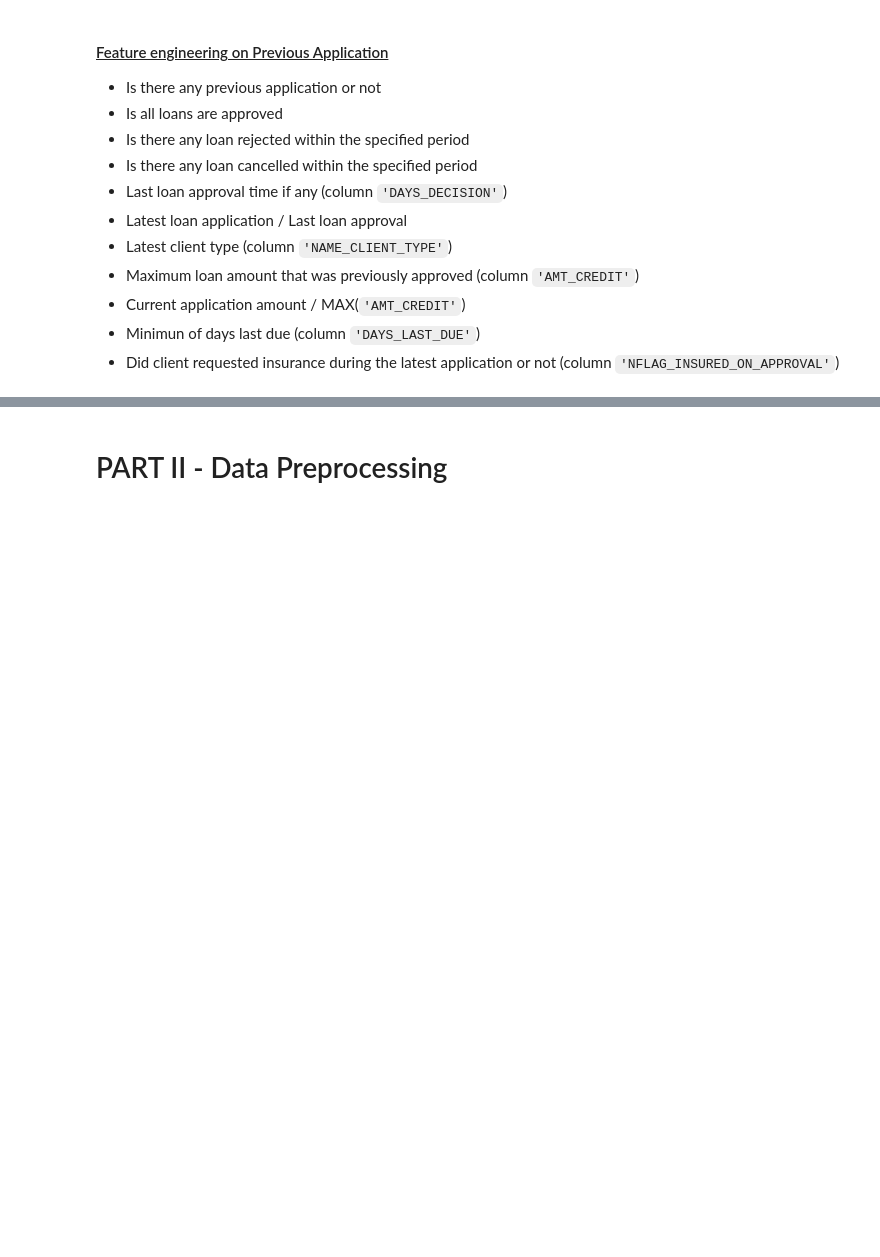
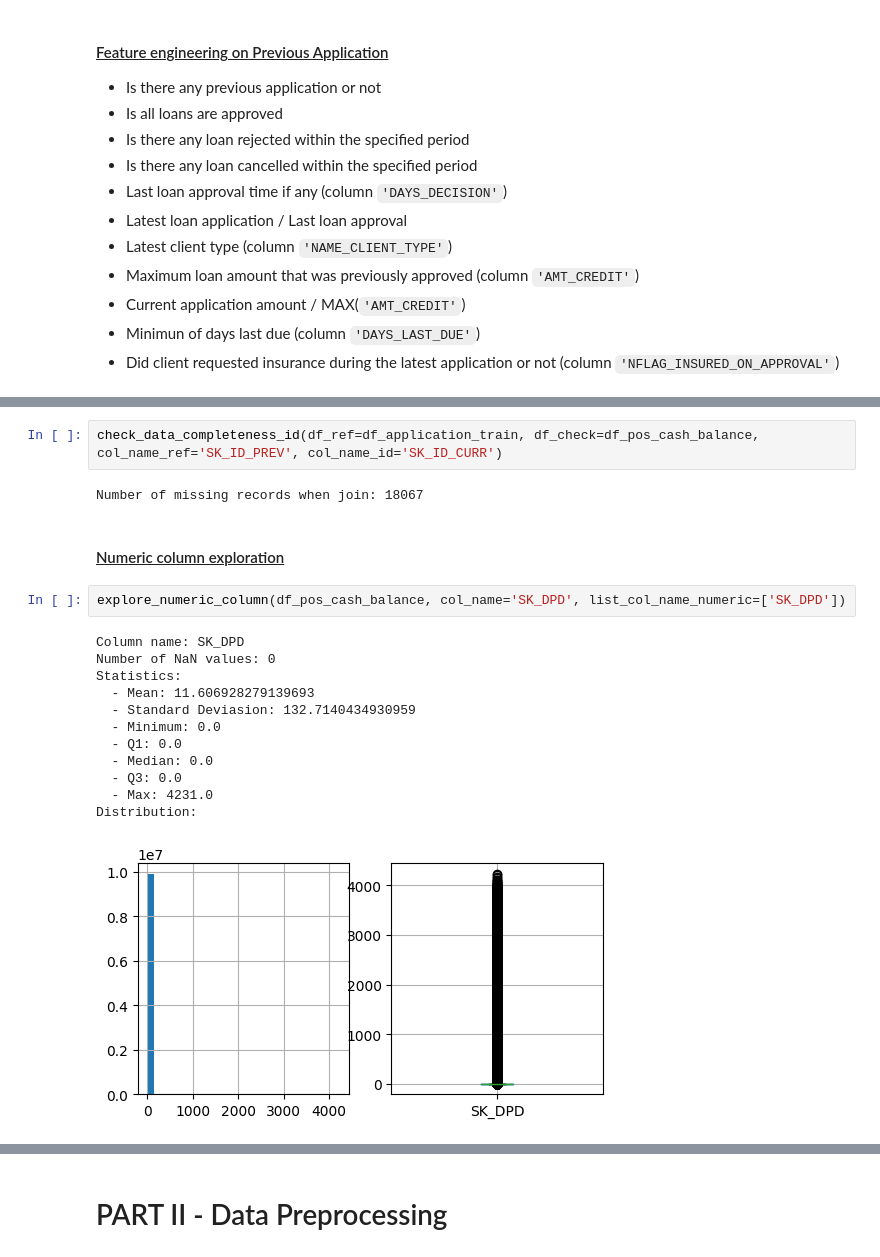
Before and after one commit to KunutBoon/interview-assignment, a Jupyter notebook: notebook/credit_default_risk.ipynb, the cells around one changed output, grey strips where cells are left out. Drawn from its saved outputs; the diff is of its cells as text; blank space fills up the shorter version.

Commit message:
EDA and preprocess on installment payment data

```diff
--- a/notebook/credit_default_risk.ipynb
+++ b/notebook/credit_default_risk.ipynb
@@ -814,0 +845,21 @@ Some numerical columns are not related to the problem
+# %%
+check_data_completeness_id(df_ref=df_application_train, df_check=df_pos_cash_balance, col_name_ref='SK_ID_PREV', col_name_id='SK_ID_CURR')
+# %% [output]
+Number of missing records when join: 18067
+# %% [markdown]
+#### <u>Numeric column exploration</u>
+# %%
+explore_numeric_column(df_pos_cash_balance, col_name='SK_DPD', list_col_name_numeric=['SK_DPD'])
+# %% [output]
+Column name: SK_DPD
+Number of NaN values: 0
+Statistics:
+  - Mean: 11.606928279139693
+  - Standard Deviasion: 132.7140434930959
+  - Minimum: 0.0
+  - Q1: 0.0
+  - Median: 0.0
+  - Q3: 0.0
+  - Max: 4231.0
+Distribution:
+[figure, added]
```
Also changed, not shown: parts of 25 cells of this notebook.
